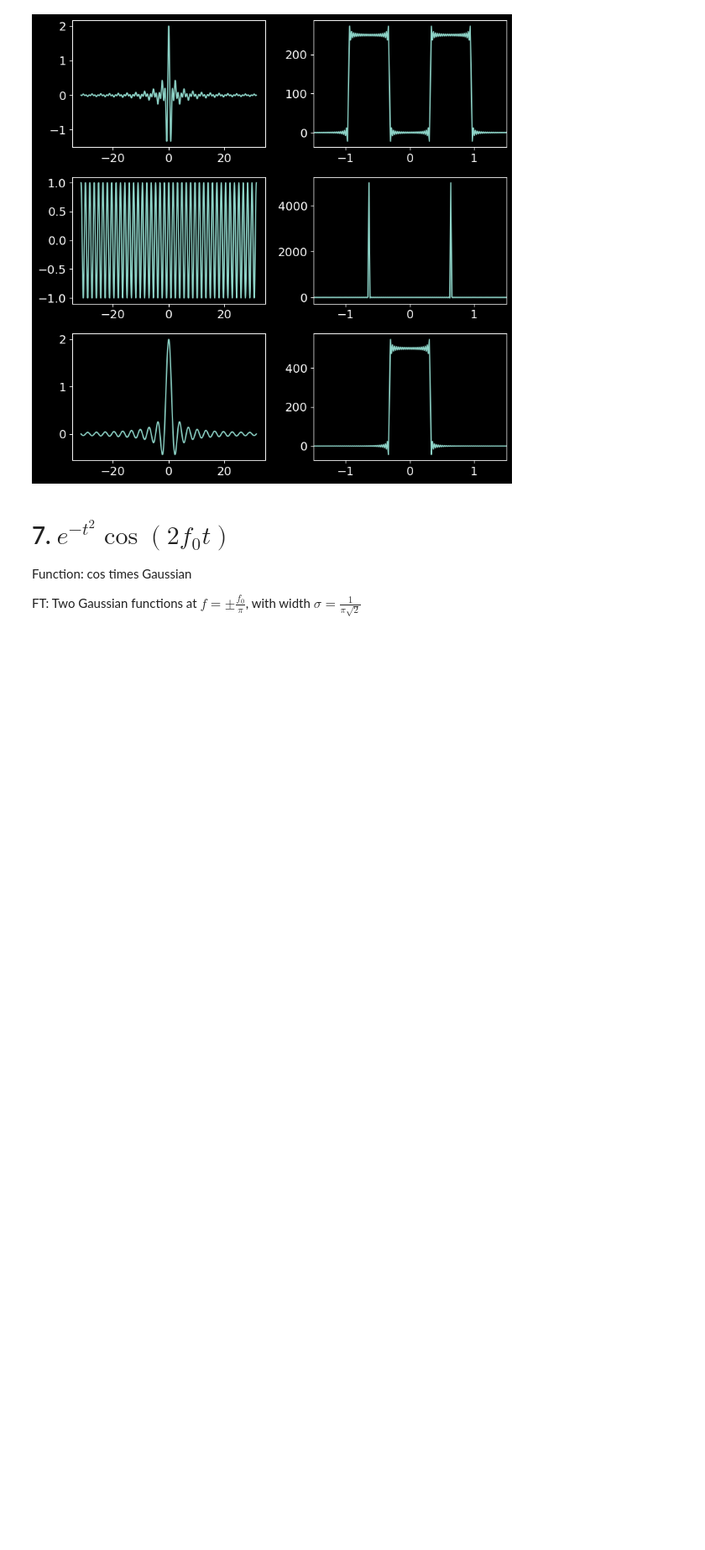
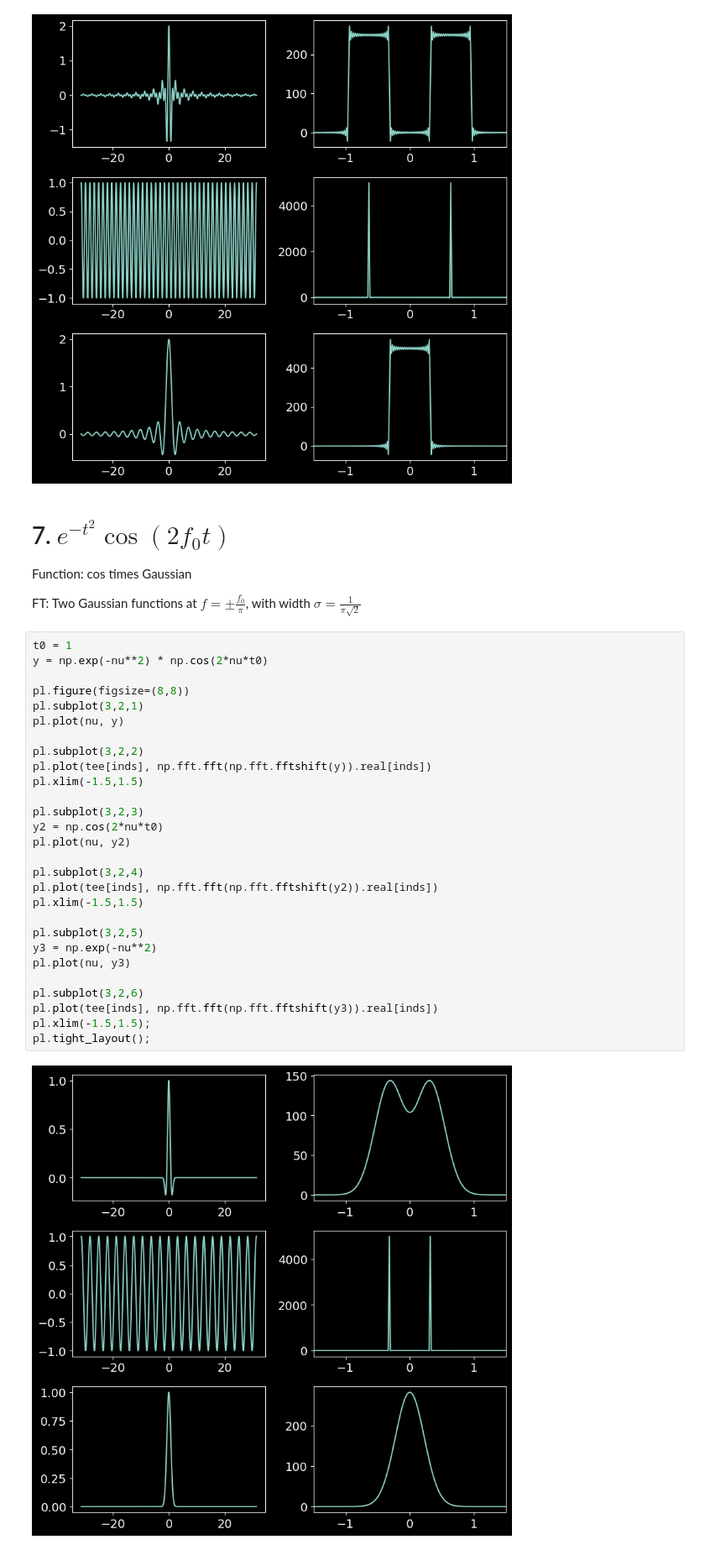
Before and after one commit to keflavich/AST4723-Public-Materials, a Jupyter notebook: Fourier Transform exercise answer key.ipynb, the cells around one changed output. Shown at 84% size. Drawn from its saved outputs; the diff is of its cells as text; blank space fills up the shorter version.

Commit message:
add missing images

```diff
--- a/Fourier Transform exercise answer key.ipynb
+++ b/Fourier Transform exercise answer key.ipynb
@@ -134,3 +134,33 @@ Function: cos times Gaussian
 
 FT:
 Two Gaussian functions at $f = \pm \frac{f_0}{\pi}$, with width $\sigma=\frac{1}{\pi \sqrt{2}}$
+# %%
+t0 = 1
+y = np.exp(-nu**2) * np.cos(2*nu*t0)
+
+pl.figure(figsize=(8,8))
+pl.subplot(3,2,1)
+pl.plot(nu, y)
+
+pl.subplot(3,2,2)
+pl.plot(tee[inds], np.fft.fft(np.fft.fftshift(y)).real[inds])
+pl.xlim(-1.5,1.5)
+
+pl.subplot(3,2,3)
+y2 = np.cos(2*nu*t0)
+pl.plot(nu, y2)
+
+pl.subplot(3,2,4)
+pl.plot(tee[inds], np.fft.fft(np.fft.fftshift(y2)).real[inds])
+pl.xlim(-1.5,1.5)
+
+pl.subplot(3,2,5)
+y3 = np.exp(-nu**2)
+pl.plot(nu, y3)
+
+pl.subplot(3,2,6)
+pl.plot(tee[inds], np.fft.fft(np.fft.fftshift(y3)).real[inds])
+pl.xlim(-1.5,1.5);
+pl.tight_layout();
+# %% [output]
+[figure, added]
```
Also changed, not shown: 4 other files.
